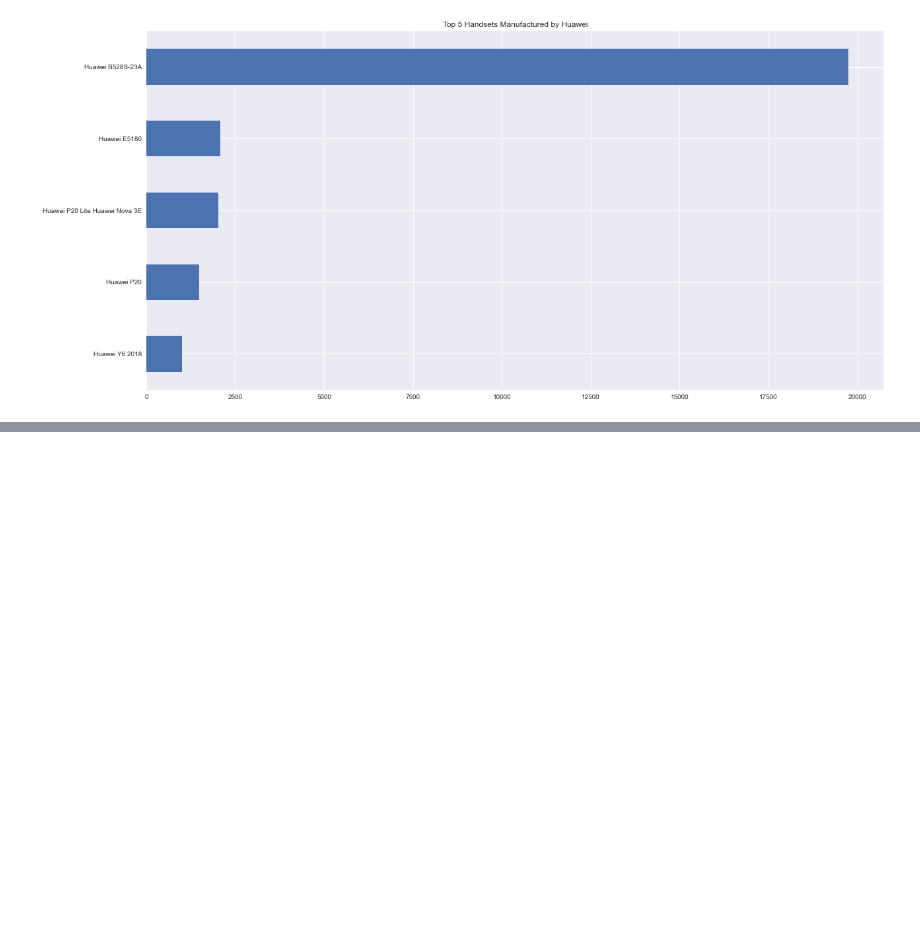
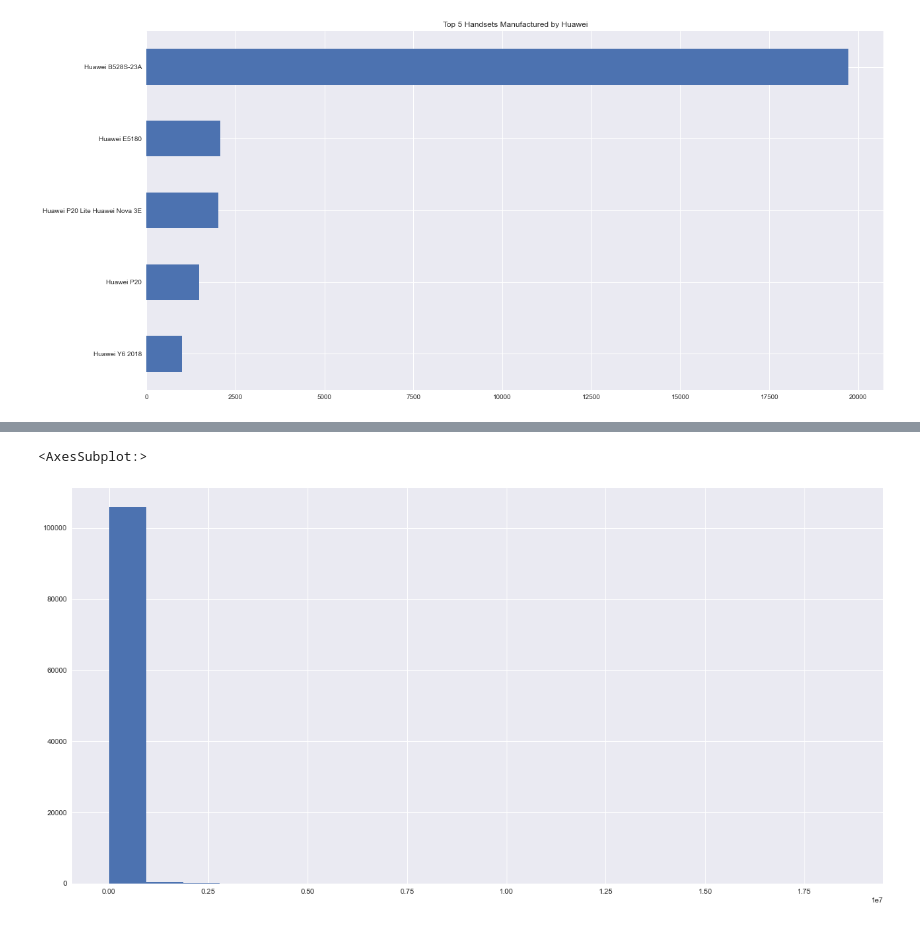
Before and after one commit to nahomfix/TellCo-Analysis, a Jupyter notebook: notebooks/eda.ipynb, the cells around one changed output, grey strips where cells are left out. Saved outputs shown, nothing was run; the diff lists cells and outputs as text; code cells hidden in the pictures; blank space fills up the shorter version.

```diff
--- a/notebooks/eda.ipynb
+++ b/notebooks/eda.ipynb
@@ -111,0 +413,5 @@ top_5_huawei_handsets.plot(kind="barh", figsize=(20, 10), title="Top 5 Handsets
+# %%
+volume_per_user["Dur. (ms)"].hist(bins=20, figsize=(20, 10))
+# %% [output]
+<AxesSubplot:>
+[figure, added]
```
Also changed, not shown: parts of 67 cells of this notebook, 5 other files.
